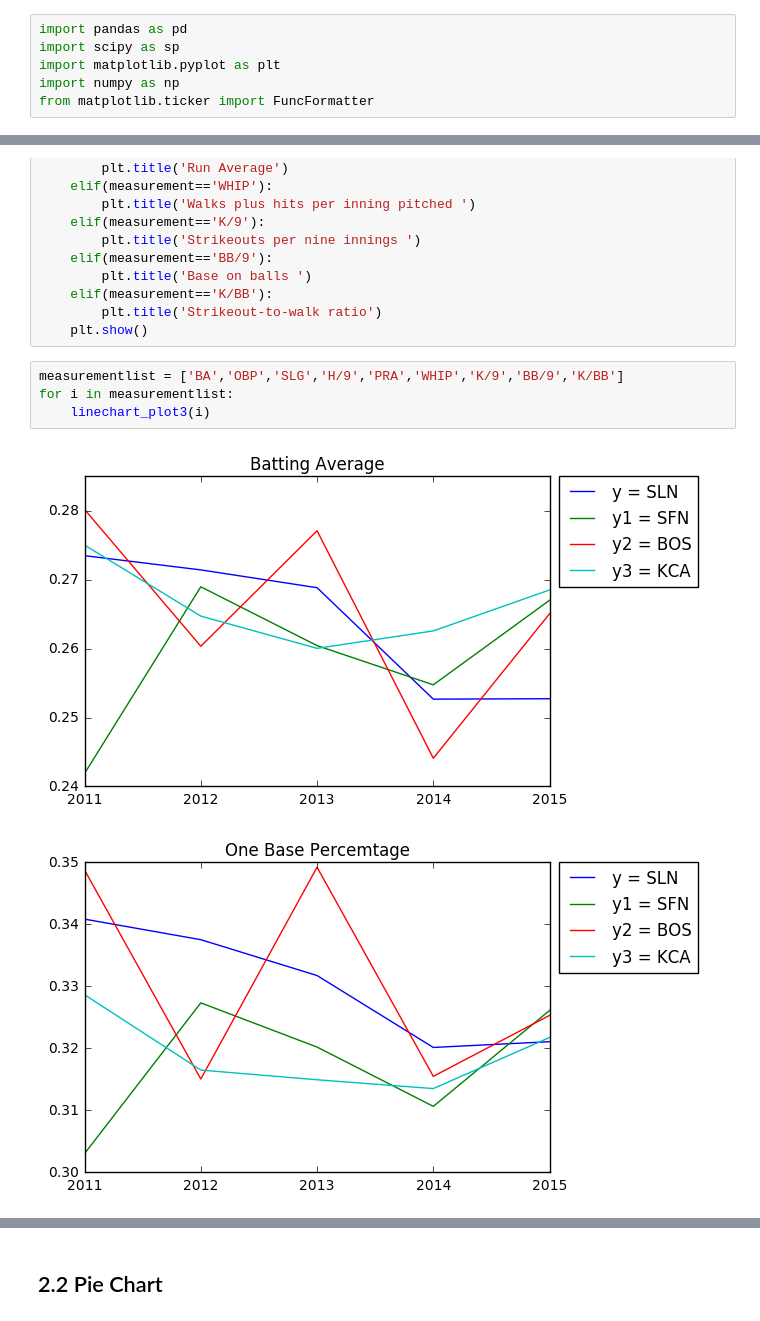
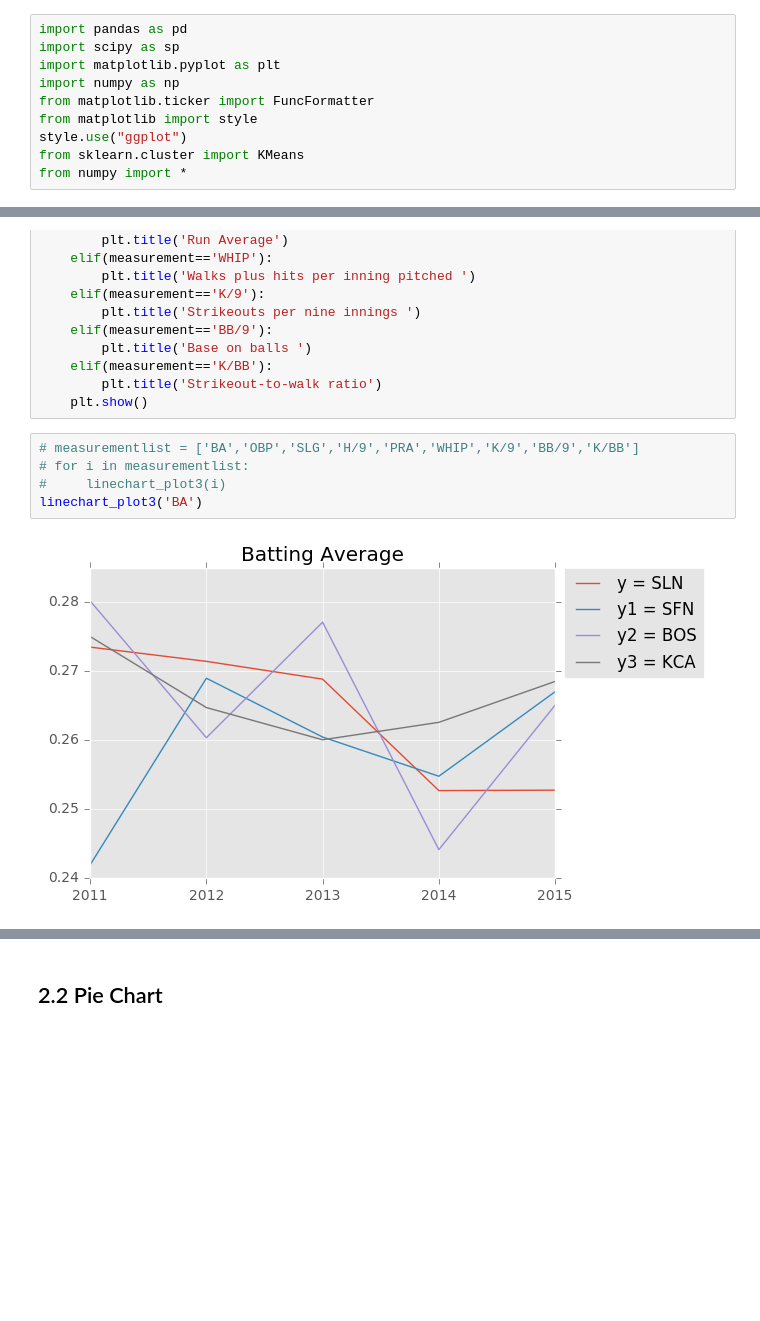
Before and after one commit to JeffWang0501/VALabProject2016, a Jupyter notebook: Baseball.ipynb, the cells around one changed output, grey strips where cells are left out. Drawn from its saved outputs; the diff is of its cells as text; blank space fills up the shorter version.

```diff
--- a/Baseball.ipynb
+++ b/Baseball.ipynb
@@ -4,6 +4,10 @@ import scipy as sp
 import matplotlib.pyplot as plt
 import numpy as np
 from matplotlib.ticker import FuncFormatter
+from matplotlib import style
+style.use("ggplot")
+from sklearn.cluster import KMeans
+from numpy import *
 # %%
 # import data
 teams = pd.read_csv('Data/Teams.csv')
@@ -199,9 +203,9 @@ def linechart_plot3(measurement):
         plt.title('Strikeout-to-walk ratio')
     plt.show()
 # %%
-measurementlist = ['BA','OBP','SLG','H/9','PRA','WHIP','K/9','BB/9','K/BB']
-for i in measurementlist:
-    linechart_plot3(i)
+# measurementlist = ['BA','OBP','SLG','H/9','PRA','WHIP','K/9','BB/9','K/BB']
+# for i in measurementlist:
+#     linechart_plot3(i)
+linechart_plot3('BA')
 # %% [output]
-[figure, old version]
+[figure, new version]
-[figure, removed]
```
Also changed, not shown: parts of 18 cells of this notebook.
